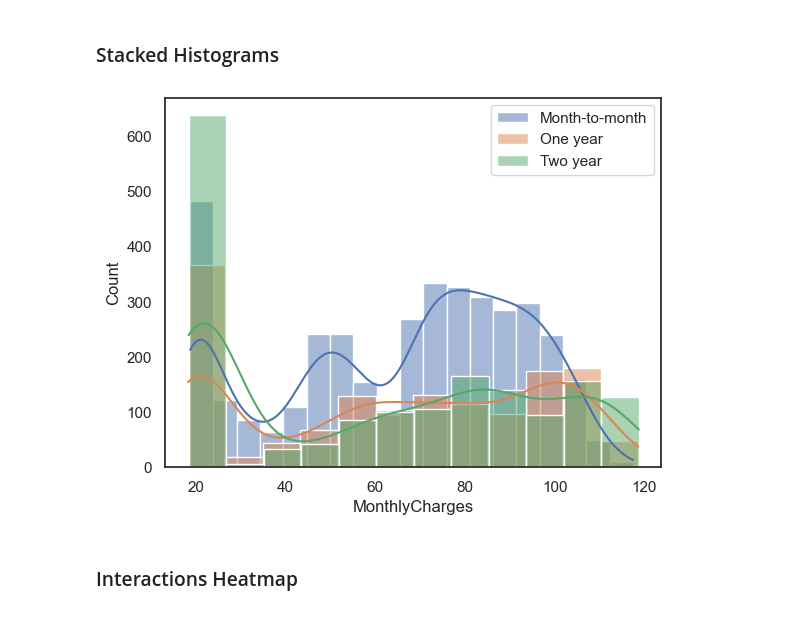
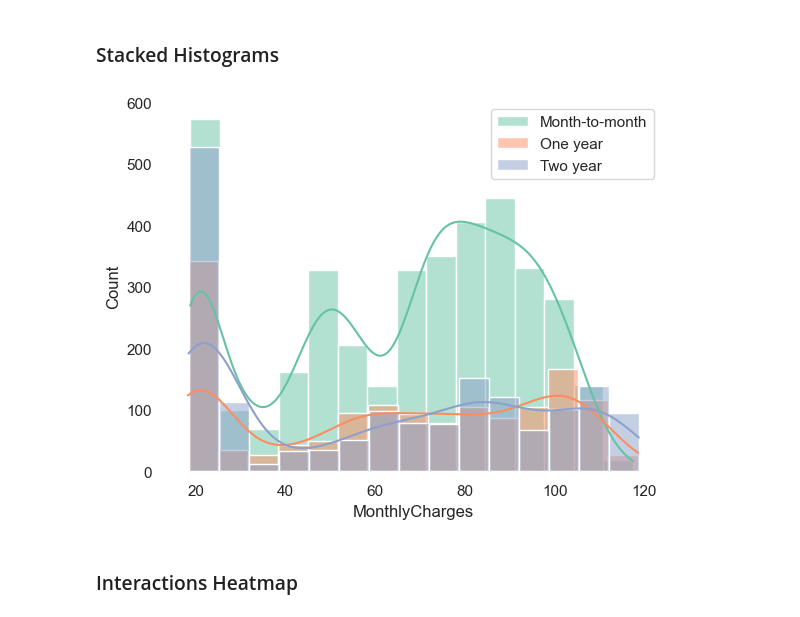
Before and after one commit to DerekSanchez/241117-Telco-Customer-Churn, a Jupyter notebook: notebooks/EDA.ipynb, the cells around one changed output. Drawn from its saved outputs; the diff is of its cells as text; code cells hidden in the pictures.

```diff
--- a/notebooks/EDA.ipynb
+++ b/notebooks/EDA.ipynb
@@ -562,12 +576,26 @@ plt.show()
 # %% [markdown]
 ### Stacked Histograms
 # %%
-for contract in df['Contract'].unique():
+palette = sns.color_palette("Set2", len(df['Contract'].unique()))  # Genera una paleta de colores
+
+for i, contract in enumerate(df['Contract'].unique()):
     subset = df[df['Contract'] == contract]
-    sns.histplot(subset['MonthlyCharges'], label = contract, kde = True, alpha = 0.5)
+    sns.histplot(
+        subset['MonthlyCharges'],
+        label = contract,
+        kde = True,
+        alpha = 0.5,
+        bins = 15,
+        color = palette[i])
 plt.legend()
+
+plt.gca().spines['top'].set_visible(False)
+plt.gca().spines['right'].set_visible(False)
+plt.gca().spines['left'].set_visible(False)
+plt.gca().spines['bottom'].set_visible(False)
+
 plt.show()
 # %% [output]
-[figure, old version]
+[figure, new version]
 # %% [markdown]
 ### Interactions Heatmap
```
Also changed, not shown: parts of 19 cells of this notebook.
